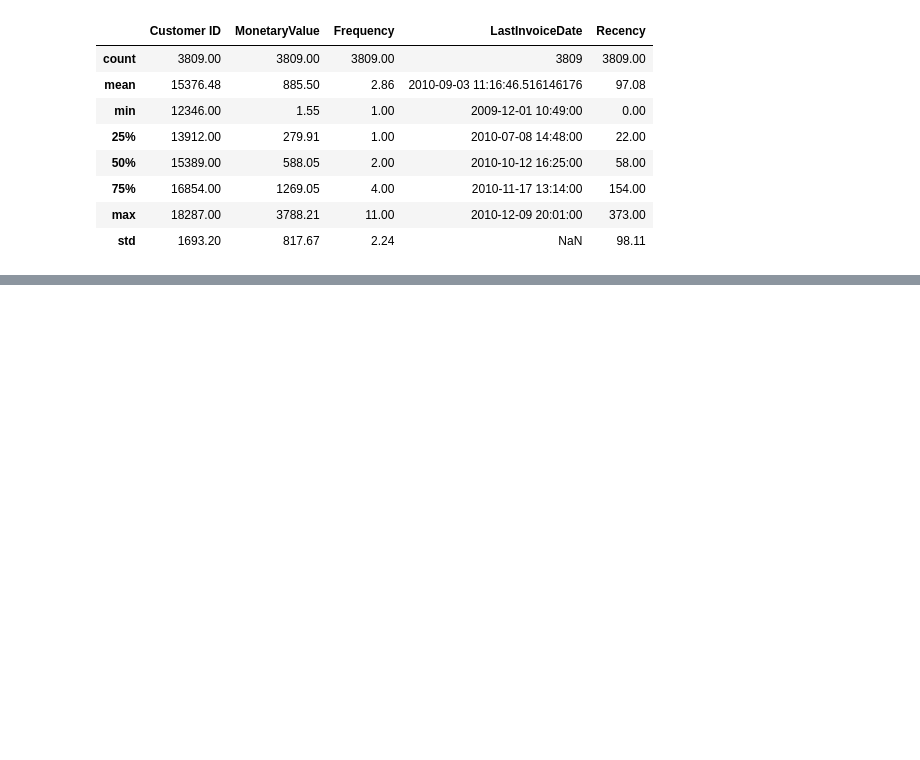
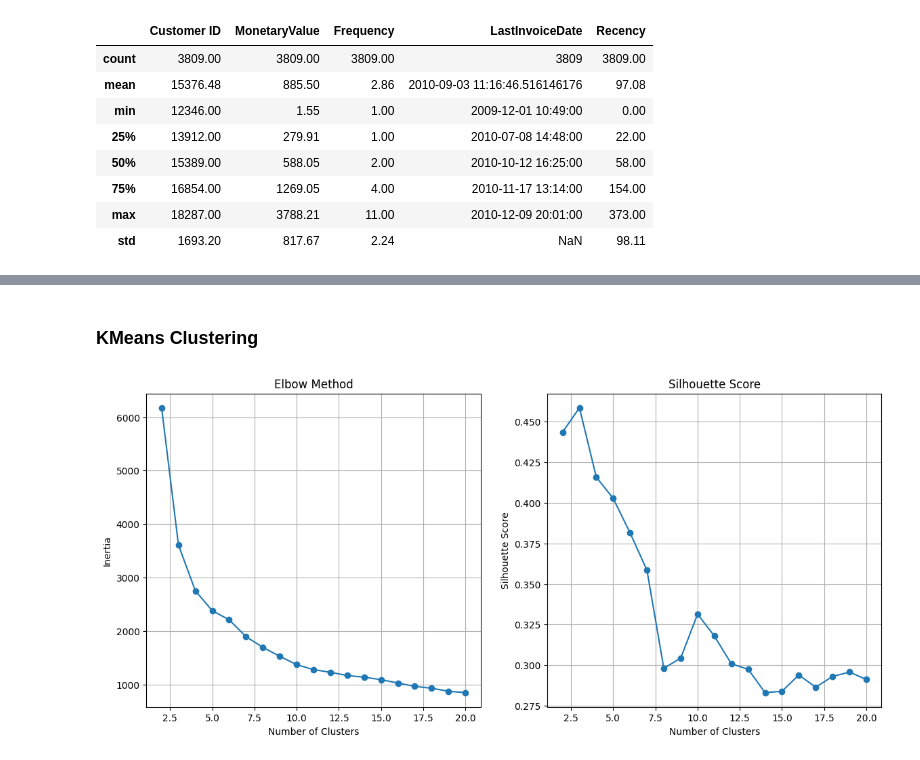
Before and after one commit to MehulSuthar-000/machine-learning-practice, a Jupyter notebook: kmeans_RFM_analysis.ipynb, the cells around one changed output, grey strips where cells are left out. Cells and saved outputs as stored; diff of their text form; code cells hidden in the pictures; blank space fills up the shorter version.

Commit message:
update in kmeans_RFM_analysis

```diff
--- a/kmeans_RFM_analysis.ipynb
+++ b/kmeans_RFM_analysis.ipynb
@@ -497,0 +529,7 @@ non_outlier_df.describe()
+# %%
+### Feature Scaling ###
+scaler = StandardScaler()
+
+scaled_data = scaler.fit_transform(non_outlier_df[["MonetaryValue", "Frequency", "Recency"]])
+
+scaled_data
@@ -497,0 +544,3 @@ non_outlier_df.describe()
+# %%
+scaled_data = pd.DataFrame(scaled_data, columns=["MonetaryValue", "Frequency", "Recency"], index=non_outlier_df.index)
+scaled_data
@@ -497,0 +566,38 @@ non_outlier_df.describe()
+# %% [markdown]
+### KMeans Clustering
+# %%
+max_k = 20
+
+inertia = []
+silhouette_scores = []
+
+k_values = range(2, max_k + 1)
+
+
+for k in k_values:
+
+        kmeans = KMeans(n_clusters=k, random_state=42, max_iter=1000)
+
+        cluster_labels = kmeans.fit_predict(scaled_data)
+        inertia.append(kmeans.inertia_)
+        sil_scores = silhouette_score(scaled_data, cluster_labels)
+        silhouette_scores.append(sil_scores)
+# %%
+plt.figure(figsize=(14, 6))
+
+plt.subplot(1, 2, 1)
+plt.plot(k_values, inertia, marker='o')
+plt.title("Elbow Method")
+plt.xlabel("Number of Clusters")
+plt.ylabel("Inertia")
+plt.grid(True)
+
+plt.subplot(1, 2, 2)
+plt.plot(k_values, silhouette_scores, marker='o')
+plt.title("Silhouette Score")
+plt.xlabel("Number of Clusters")
+plt.ylabel("Silhouette Score")
+plt.grid(True)
+plt.show()
+# %% [output]
+[figure, added]
```
Also changed, not shown: parts of 12 cells of this notebook.
